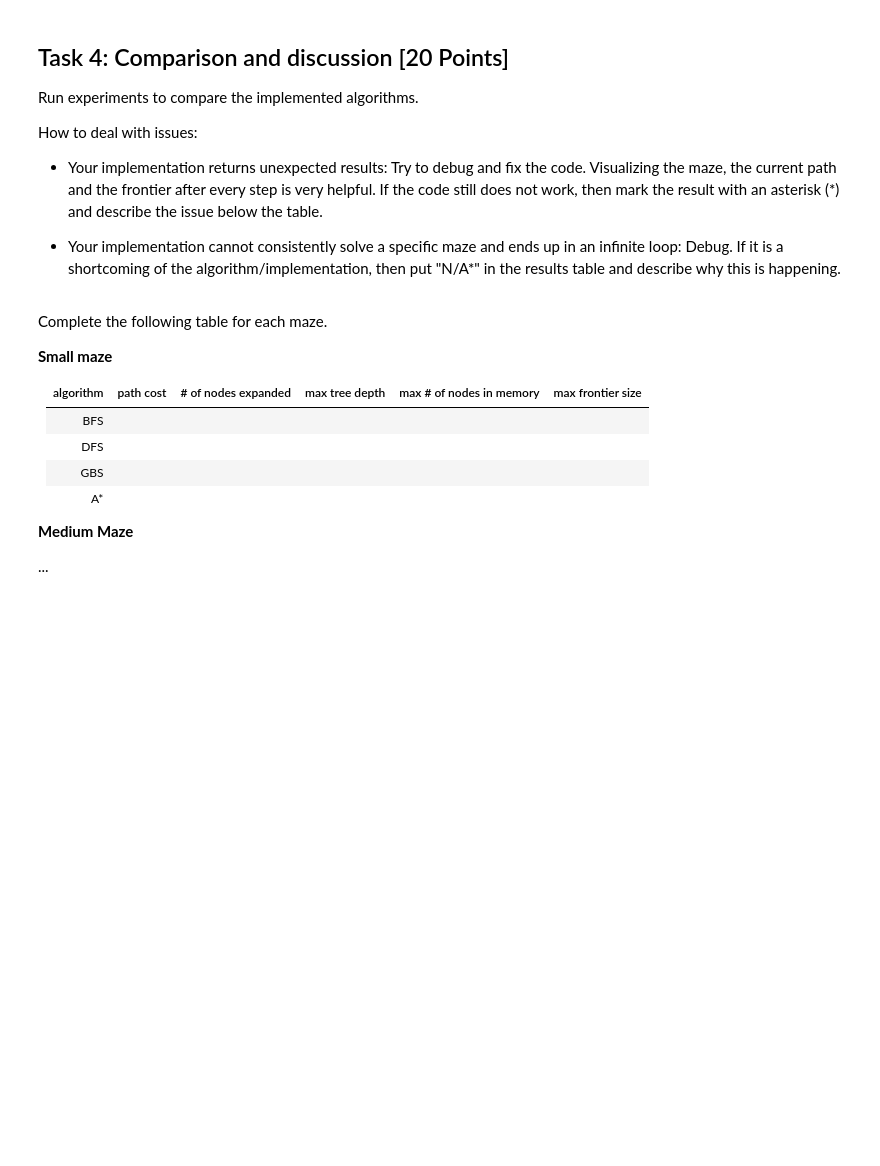
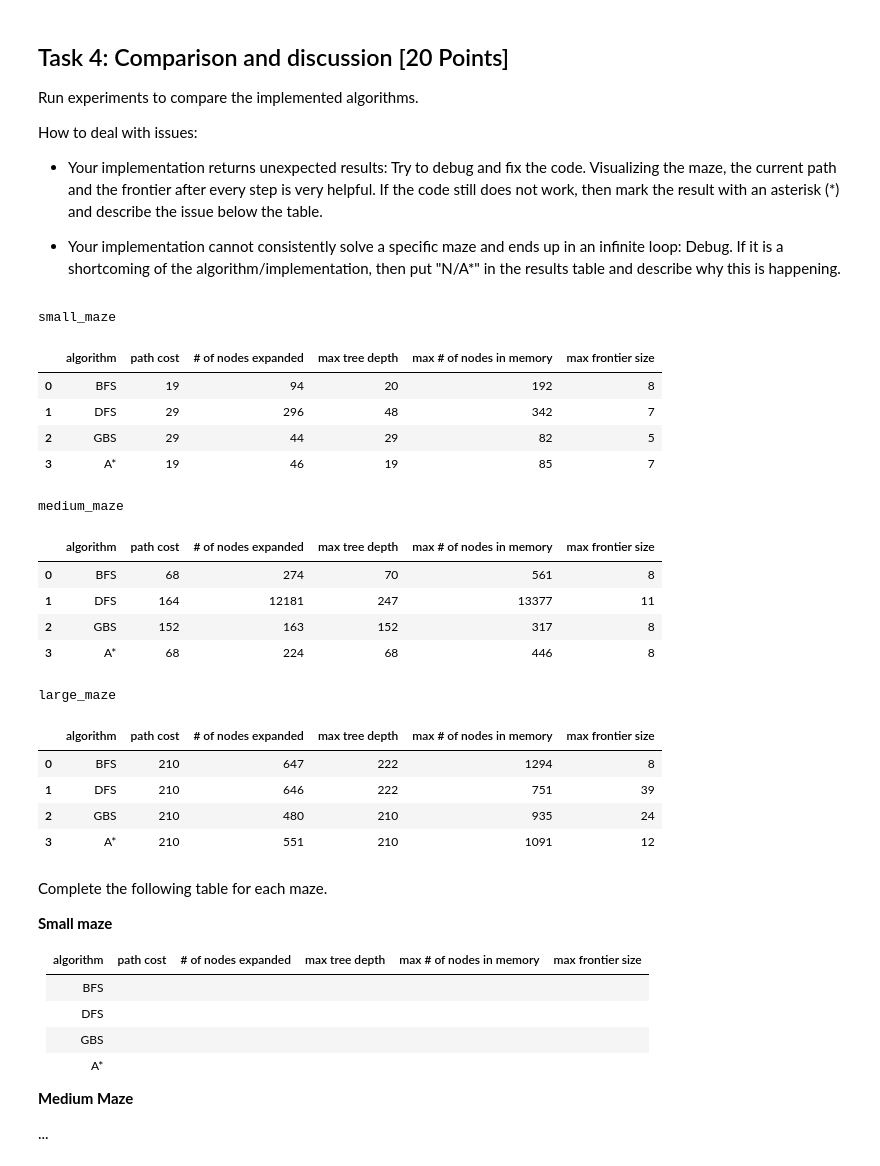
Before and after one commit to Owen-Deng/CS7320-AI, a Jupyter notebook: Search/Maze.ipynb, the cells around one changed output. Saved outputs shown, nothing was run; the diff lists cells and outputs as text; code cells hidden in the pictures; blank space fills up the shorter version.

```diff
--- a/Search/Maze.ipynb
+++ b/Search/Maze.ipynb
@@ -104,7 +104,7 @@ FILE
 Here is an implementation of the basic node structure for the search algorithms (see Fig 3.7 on page 73). I have added a method that extracts the path from the root node to the current node. It can be used to get the path when the search is completed.
 # %%
 class Node:
-    def __init__(self, pos, parent, action, cost):
+    def __init__(self, pos, parent=None, action=None, cost=0):
         self.pos = tuple(pos)    # the state; positions are (row,col)
         self.parent = parent     # reference to parent node. None means root node.
         self.action = action     # action used in the transition function (root node has None)
@@ -124,7 +124,11 @@ class Node:
 
         path.reverse()
 
-        return(path)
+        return (path)
+
+    def __lt__(self, other):
+        # dummy function for heapq to comapre
+        return True
 # %% [markdown]
 If needed, then you can add more fields to the class like the heuristic value $h(n)$ or $f(n)$.
 
@@ -248,3 +394,46 @@ How to deal with issues:
+# %%
+import pandas as pd
+from pathlib import Path
+from IPython.display import display
+
+mazes = ('small_maze.txt', 'medium_maze.txt', 'large_maze.txt')
+for maze_path in mazes:
+    with open(maze_path, "r") as f:
+        maze_str = f.read()
+    maze = mh.parse_maze(maze_str)
+    res_bfs = breadth_first_search(maze)
+    res_dfs = depth_first_search(maze)
+    res_gbs = greedy_best_first_search(maze)
+    res_a_star = a_start_search(maze)
+
+    # visualization
+    data = []
+    data.append(['BFS'] + list(res_bfs))
+    data.append(['DFS'] + list(res_dfs))
+    data.append(['GBS'] + list(res_gbs))
+    data.append(['A*'] + list(res_a_star))
+    df = pd.DataFrame(data, columns=['algorithm', 'path cost', '# of nodes expanded', 'max tree depth', 'max # of nodes in memory', 'max frontier size'])
+    print(Path(maze_path).stem)
+    display(df)
+# %% [output]
+small_maze
+|  | algorithm | path cost | # of nodes expanded | max tree depth | max # of nodes in memory | max frontier size |
+| 0 | BFS | 19 | 94 | 20 | 192 | 8 |
+| 1 | DFS | 29 | 296 | 48 | 342 | 7 |
+| 2 | GBS | 29 | 44 | 29 | 82 | 5 |
+| 3 | A* | 19 | 46 | 19 | 85 | 7 |
+medium_maze
+|  | algorithm | path cost | # of nodes expanded | max tree depth | max # of nodes in memory | max frontier size |
+| 0 | BFS | 68 | 274 | 70 | 561 | 8 |
+| 1 | DFS | 164 | 12181 | 247 | 13377 | 11 |
+| 2 | GBS | 152 | 163 | 152 | 317 | 8 |
+| 3 | A* | 68 | 224 | 68 | 446 | 8 |
+large_maze
+|  | algorithm | path cost | # of nodes expanded | max tree depth | max # of nodes in memory | max frontier size |
+| 0 | BFS | 210 | 647 | 222 | 1294 | 8 |
+| 1 | DFS | 210 | 646 | 222 | 751 | 39 |
+| 2 | GBS | 210 | 480 | 210 | 935 | 24 |
+| 3 | A* | 210 | 551 | 210 | 1091 | 12 |
 # %% [markdown]
 Complete the following table for each maze.
 
```
Also changed, not shown: parts of 12 cells of this notebook.
